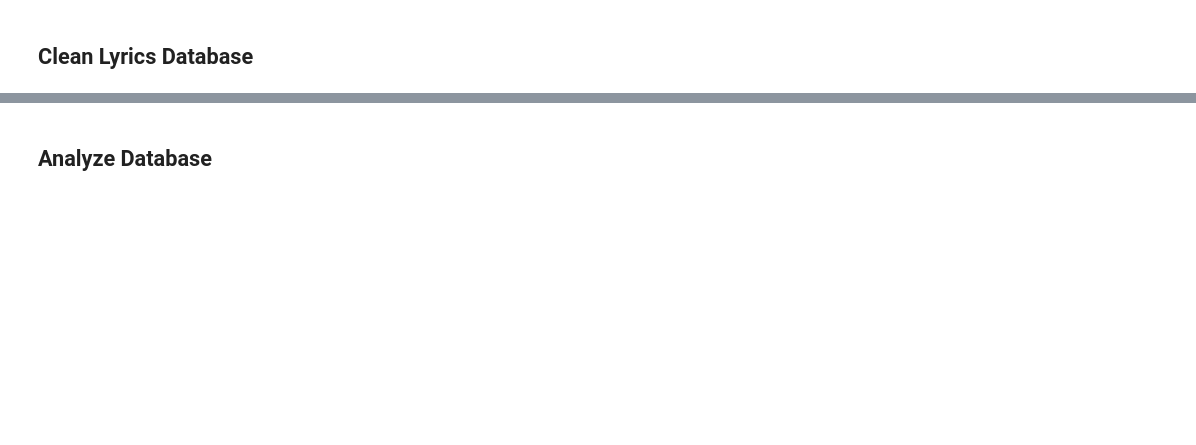
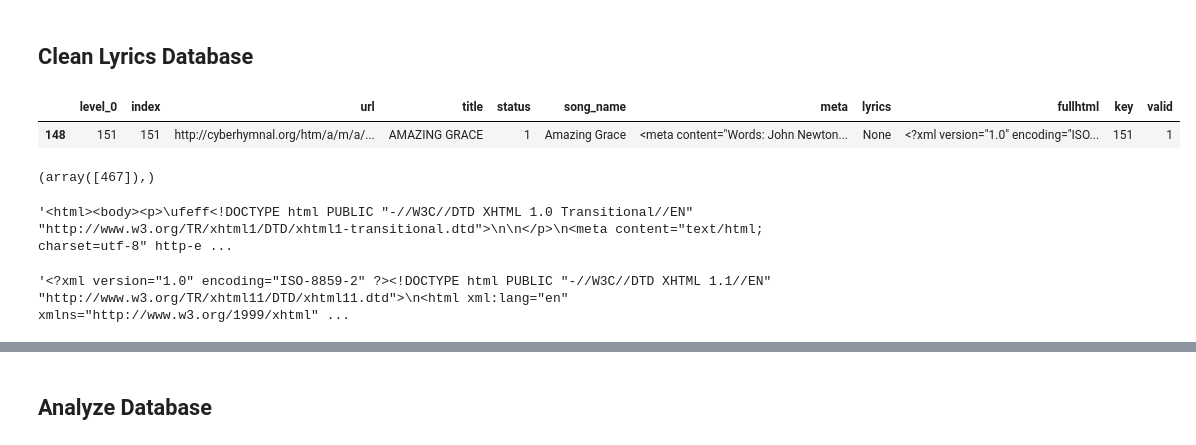
Before and after one commit to chenjennhaur/lyrics, a Jupyter notebook: LyricsAnalytics.ipynb, the cells around one changed output, grey strips where cells are left out. Saved outputs shown, nothing was run; the diff lists cells and outputs as text; code cells hidden in the pictures; blank space fills up the shorter version.

```diff
--- a/LyricsAnalytics.ipynb
+++ b/LyricsAnalytics.ipynb
@@ -22,6 +22,21 @@ nlp = spacy.load('en')
 ## Clean Lyrics Database
 # %%
 records = pd.read_sql_query("select * from lyrics_abc where valid = 1;",conn)
+# %%
+records[records['url'] == 'http://cyberhymnal.org/htm/a/m/a/amazing_grace.htm']
+# %% [output]
+|  | level_0 | index | url | title | status | song_name | meta | lyrics | fullhtml | key | valid |
+| 148 | 151 | 151 | http://cyberhymnal.org/htm/a/m/a/... | AMAZING GRACE | 1 | Amazing Grace | <meta content="Words: John Newton... | None | <?xml version="1.0" encoding="ISO... | 151 | 1 |
+# %%
+mask = records['song_name'].str.contains("Beyond the Sunset")
+itemindex = np.where(mask==True)
+print(itemindex)
+# %% [output]
+(array([467]),)
+# %%
+records['fullhtml'][468]
+# %% [output]
+'<html><body><p>\ufeff<!DOCTYPE html PUBLIC "-//W3C//DTD XHTML 1.0 Transitional//EN" "http://www.w3.org/TR/xhtml1/DTD/xhtml1-transitional.dtd">\n\n</p>\n<meta content="text/html; charset=utf-8" http-e ...
 # %%
 # allrecords = pd.read_sql_query("select * from lyrics_abc;",conn)
 # allrecords['duplicate'] = allrecords['url'].duplicated()
@@ -57,6 +72,10 @@ records = pd.read_sql_query("select * from lyrics_abc where valid = 1;",conn)
 # records.iloc[7692]['song_name']
 # records['valid'] = records.apply(lambda x:update(x),axis=1)
 # records.to_sql('lyrics_abc',conn,if_exists='replace')
+# %%
+records['fullhtml'][5]
+# %% [output]
+'<?xml version="1.0" encoding="ISO-8859-2" ?><!DOCTYPE html PUBLIC "-//W3C//DTD XHTML 1.1//EN" "http://www.w3.org/TR/xhtml11/DTD/xhtml11.dtd">\n<html xml:lang="en" xmlns="http://www.w3.org/1999/xhtml" ...
 # %%
 columns = ['key','title','composer_music','music_year','composer_lyrics','lyrics_year','lyrics']
 df = pd.DataFrame(columns=columns)
```
Also changed, not shown: parts of 12 cells of this notebook.
